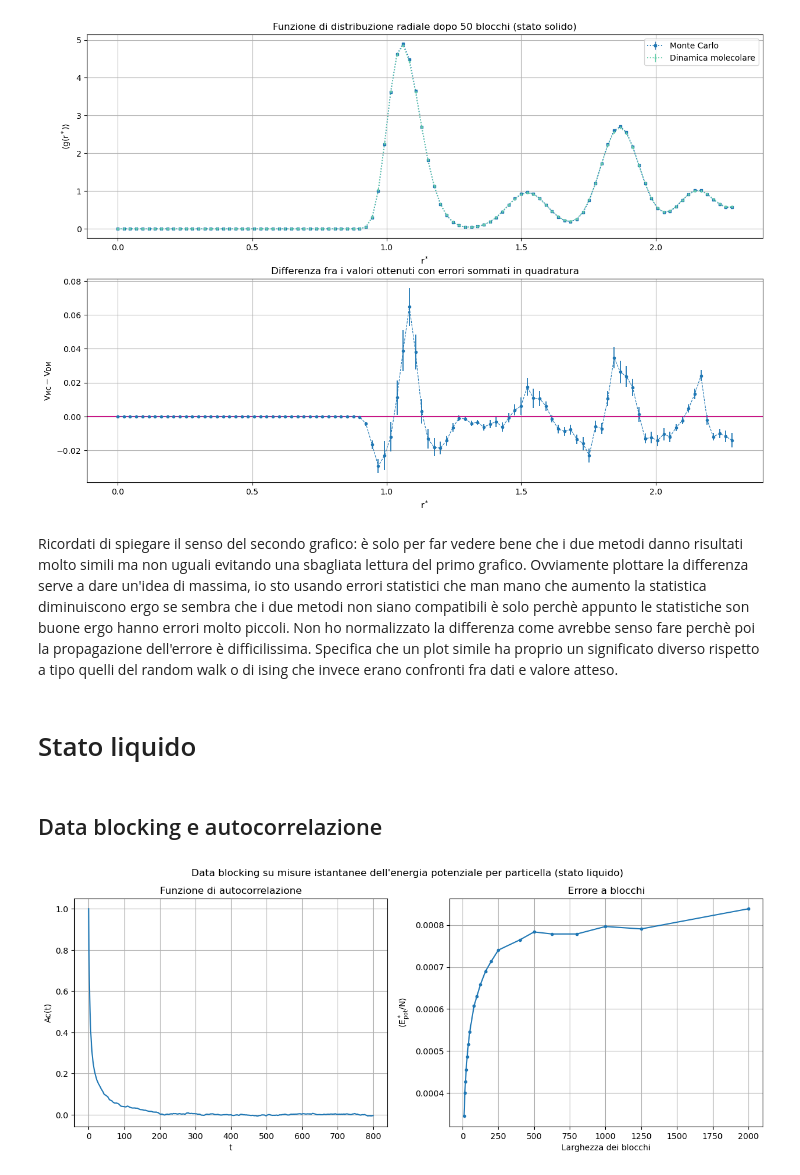
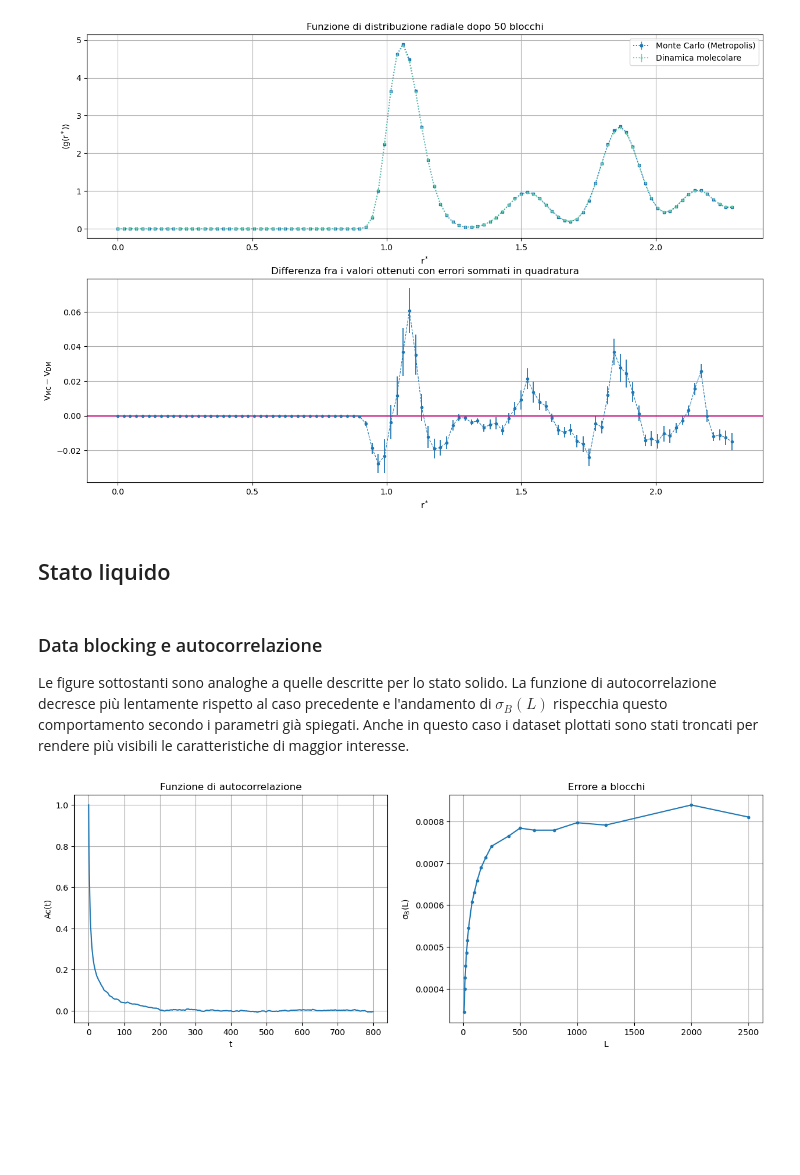
Before and after one commit to angela-bonato/LaboratorioSimulazioneNumerica, a Jupyter notebook: Es07/Esercitazione7.ipynb, the cells around one changed output. Drawn from its saved outputs; the diff is of its cells as text; code cells hidden in the pictures; blank space fills up the shorter version.

```diff
--- a/Es07/Esercitazione7.ipynb
+++ b/Es07/Esercitazione7.ipynb
@@ -110,15 +124,17 @@ plt.show()
 # %%
 #simulazione della gofr con moltecarlo e con dinamica molecolare
-sol_xgofr1, sol_gofr1, sol_err1=np.loadtxt("SolidState/fin_gofr1.dat", usecols=(0, 1, 2), unpack="true")  #x, y e yerr plot gofr Monte Carlo
-sol_xgofr0, sol_gofr0, sol_err0=np.loadtxt("SolidState/fin_gofr0.dat", usecols=(0, 1, 2), unpack="true")  #x, y e yerr plot gofr Dinamica Molecolare
+#x, y e yerr plot gofr Monte Carlo
+sol_xgofr1, sol_gofr1, sol_err1=np.loadtxt("SolidState/fin_gofr1.dat", usecols=(0, 1, 2), unpack="true")
+#x, y e yerr plot gofr Dinamica Molecolare
+sol_xgofr0, sol_gofr0, sol_err0=np.loadtxt("SolidState/fin_gofr0.dat", usecols=(0, 1, 2), unpack="true")
 
 sgfig ,(sgplt1, sgplt2) = plt.subplots(2, 1, figsize=(15, 10))
 
-sgplt1.errorbar(sol_xgofr1, sol_gofr1, yerr=sol_err1, marker='s', linestyle=':', elinewidth=1, ecolor="steelblue", markersize=2.5, linewidth=1.3, label="Monte Carlo")
+sgplt1.errorbar(sol_xgofr1, sol_gofr1, yerr=sol_err1, marker='s', linestyle=':', elinewidth=1, ecolor="steelblue", markersize=2.5, linewidth=1.3, label="Monte Carlo (Metropolis)")
 sgplt1.errorbar(sol_xgofr0, sol_gofr0, yerr=sol_err0, marker='d', linestyle=':', elinewidth=1, markersize=2, linewidth=1.3, label="Dinamica molecolare", color="mediumaquamarine")
 sgplt1.set_xlabel(r"$\mathrm{r^*}$")
 sgplt1.set_ylabel(r"$\langle \mathrm{g(r^*)} \rangle$")
-sgplt1.set_title("Funzione di distribuzione radiale dopo 50 blocchi (stato solido)")
+sgplt1.set_title("Funzione di distribuzione radiale dopo 50 blocchi")
 sgplt1.legend()
 sgplt1.grid(True)
 
@@ -131,11 +147,11 @@ sgplt2.grid(True)
 
 plt.show()
 # %% [output]
-[figure, old version]
+[figure, new version]
-# %% [markdown]
-Ricordati di spiegare il senso del secondo grafico: è solo per far vedere bene che i due metodi danno risultati molto simili ma non uguali evitando una sbagliata lettura del primo grafico. Ovviamente plottare la differenza serve a dare un'idea di massima, io sto usando errori statistici che man mano che aumento la statistica diminuiscono ergo se sembra che i due metodi non siano compatibili è solo perchè appunto le statistiche son buone ergo hanno errori molto piccoli. Non ho normalizzato la differenza come avrebbe senso fare perchè poi la propagazione dell'errore è difficilissima. Specifica che un plot simile ha proprio un significato diverso rispetto a tipo quelli del random walk o di ising che invece erano confronti fra dati e valore atteso.
 # %% [markdown]
-# Stato liquido
+## Stato liquido
 # %% [markdown]
-## Data blocking e autocorrelazione
+### Data blocking e autocorrelazione
+
+Le figure sottostanti sono analoghe a quelle descritte per lo stato solido. La funzione di autocorrelazione decresce più lentamente rispetto al caso precedente e l'andamento di $\sigma_B(L)$ rispecchia questo comportamento secondo i parametri già spiegati. Anche in questo caso i dataset plottati sono stati troncati per rendere più visibili le caratteristiche di maggior interesse.
 # %%
@@ -151,20 +170,19 @@ for i in range(len(Ls)):
 # %%
 lbfig ,(lbplt1, lbplt2) = plt.subplots(1, 2, figsize=(15, 5))
 
 lbplt1.plot(ts, liq_ac)
 lbplt1.set_xlabel("t")
 lbplt1.set_ylabel("Ac(t)")
 lbplt1.set_title("Funzione di autocorrelazione")
 lbplt1.grid(True)
 
-lbplt2.plot(Ls[:20], liq_error[:20], marker='.')
-lbplt2.set_xlabel("Larghezza dei blocchi")
-lbplt2.set_ylabel(r"$\langle \mathrm{E_{pot}^*/N} \rangle$")
+lbplt2.plot(Ls[:21], liq_error[:21], marker='.')
+lbplt2.set_xlabel("L")
+lbplt2.set_ylabel(r"$\mathrm{\sigma_B(L)}$")
 lbplt2.set_title("Errore a blocchi")
 lbplt2.grid(True)
 
-lbfig.suptitle("Data blocking su misure istantanee dell'energia potenziale per particella (stato liquido)")
 plt.show()
 # %% [output]
-[figure, old version]
+[figure, new version]
 # %% [markdown]
```
Also changed, not shown: parts of 27 cells of this notebook, 12 other files.
